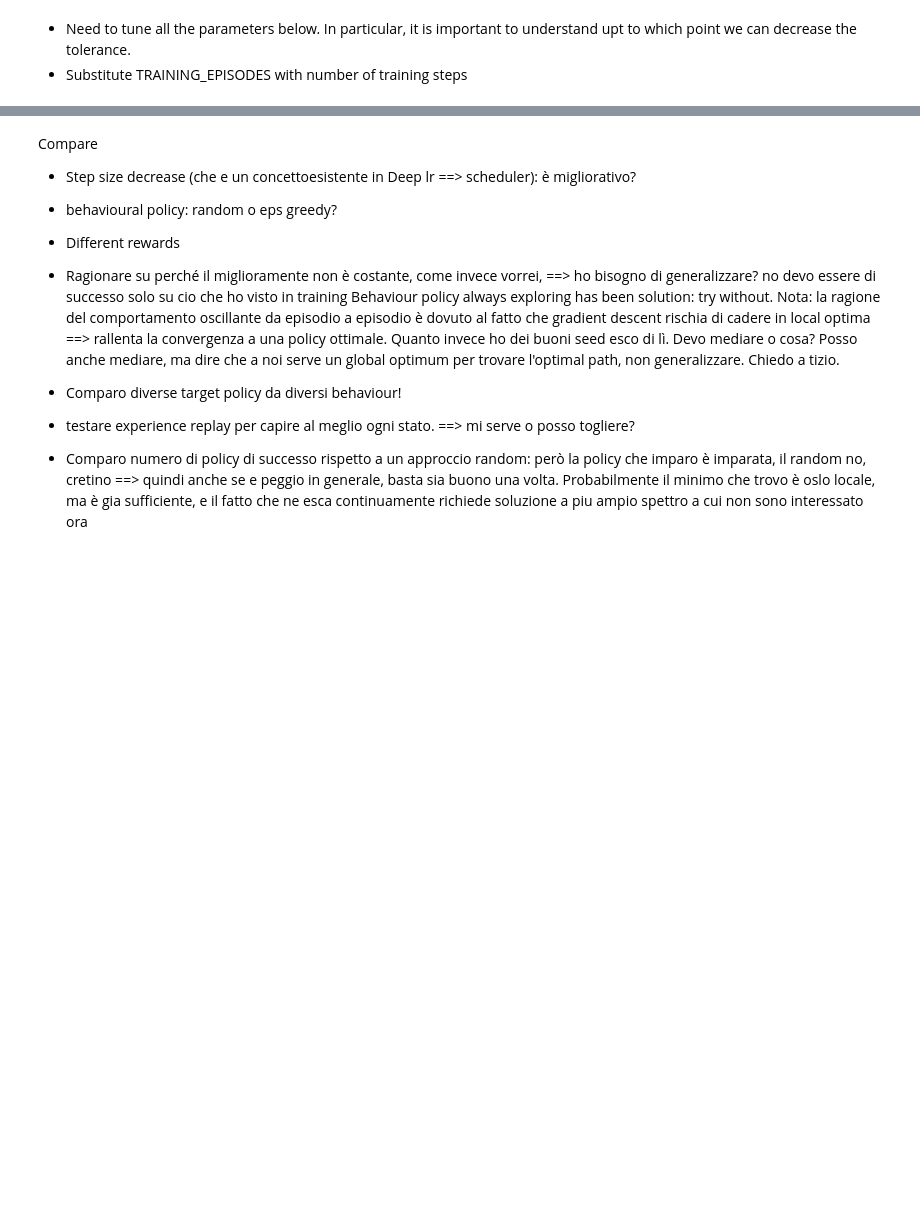
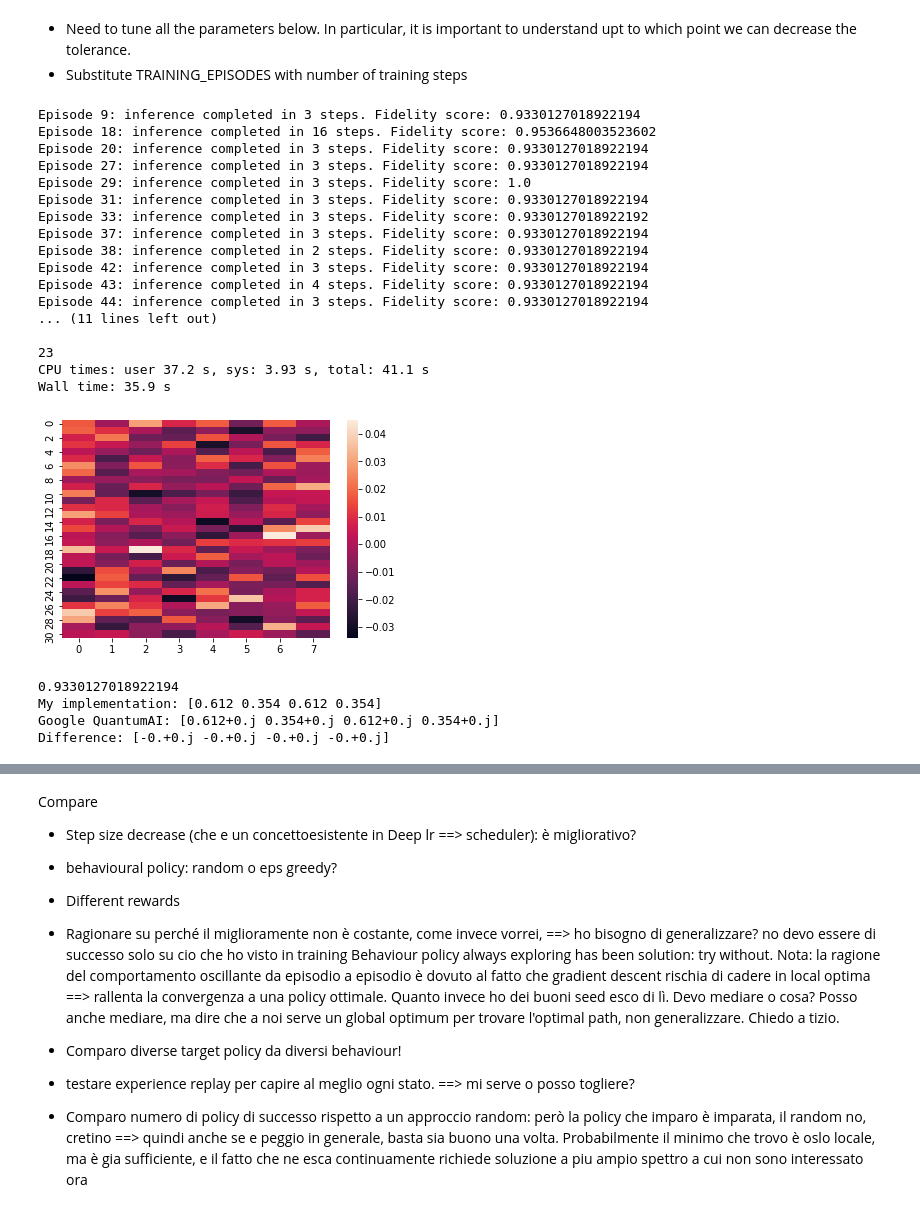
Before and after one commit to francescomontagna/Quantum-Reinforcement-Learning, a Jupyter notebook: QuantumRL.ipynb, the cells around one changed output, grey strips where cells are left out. Cells and saved outputs as stored; diff of their text form; code cells hidden in the pictures; blank space fills up the shorter version.

Commit message:
Added comparison between Google and my implementation results. Works :)

```diff
--- a/QuantumRL.ipynb
+++ b/QuantumRL.ipynb
@@ -577,7 +518,7 @@ class Experiment:
 
     self._env = LinearModel(QuantumState(start_state), QuantumState(target_state), tolerance)
 
-    number_of_actions = len(self._env._mapping)
+    number_of_actions = len(self._env._keys)
     initial_features = self._env.get_obs()
 
     self._agent = LSTDAgent(number_of_actions, len(initial_features), initial_features,
@@ -597,14 +538,14 @@ class Experiment:
     """
     # Run inference on 1 out of inference_ratio training episodes
     inference_gates = []
+    inference_terminal_states = []
     for episode in range(self._number_of_episodes):
       self.run_episode()
-      # if episode % self._inference_ratio == 0:
-      inference_gates.append(self.run_inference(episode))
+      gates, terminal_state = self.run_inference(episode)
+      inference_gates.append(gates)
+      inference_terminal_states.append(terminal_state)
 
-    inference_gates.append(self.run_inference(episode))
-
-    return inference_gates
+    return inference_gates, inference_terminal_states
 
 
   def run_episode(self):
@@ -631,18 +572,15 @@ class Experiment:
     while not terminal and len(gates) <= 1000:
       reward, discount, next_s, terminal = self._env.step(action)
       action = self._agent.inference(reward, discount, next_s)
-      gates.append(action)
+      if not terminal:
+        gates.append(action)
 
     max_gates = 20
-    if len(gates) >= max_gates:
-      # print(f"Couldn't reach target in less than {max_gates} steps. Current fidelity {self._env._current_fidelity}.")
-      return gates
+    if len(gates) < max_gates:
+      self._successes += 1
+      print(f"Episode {episode}: inference completed in {len(gates)} steps. Fidelity score: {self._env._terminal_fidelity}")
 
-    # self._agent._step_size *= .1
-    self._successes += 1
-    print(f"Episode {episode}: inference completed in {len(gates)} steps. Fidelity score: {self._env._terminal_fidelity}")
-
-    return gates
+    return gates, self._env._terminal_state
 
 
   def q_values(self):
@@ -688,0 +657,48 @@ class Experiment:
+# %%
+TOLERANCE = 0.1
+TRAINING_EPISODES = 100
+STEP_SIZE = 0.0001
+NUM_OFFLINE_UPDATES = 0 # Better remove it, I guess, we'll see
+# %%
+%%time
+start = [1, 0, 0, 0]
+target = [0.5, 0.5, 0.5, 0.5]
+experiment = Experiment(start, target, TOLERANCE, TRAINING_EPISODES, STEP_SIZE, NUM_OFFLINE_UPDATES)
+gates_sequences, terminal_states = experiment.run_experiment()
+len_sequences = list(map(lambda x: len(x), gates_sequences))
+print()
+print(experiment._successes)
+sns.heatmap(experiment._agent._W)
+# %% [output]
+Episode 9: inference completed in 3 steps. Fidelity score: 0.9330127018922194
+Episode 18: inference completed in 16 steps. Fidelity score: 0.9536648003523602
+Episode 20: inference completed in 3 steps. Fidelity score: 0.9330127018922194
+Episode 27: inference completed in 3 steps. Fidelity score: 0.9330127018922194
+Episode 29: inference completed in 3 steps. Fidelity score: 1.0
+Episode 31: inference completed in 3 steps. Fidelity score: 0.9330127018922194
+Episode 33: inference completed in 3 steps. Fidelity score: 0.9330127018922192
+Episode 37: inference completed in 3 steps. Fidelity score: 0.9330127018922194
+Episode 38: inference completed in 2 steps. Fidelity score: 0.9330127018922194
+Episode 42: inference completed in 3 steps. Fidelity score: 0.9330127018922194
+Episode 43: inference completed in 4 steps. Fidelity score: 0.9330127018922194
+Episode 44: inference completed in 3 steps. Fidelity score: 0.9330127018922194
+... (11 lines left out)
+
+23
+CPU times: user 37.2 s, sys: 3.93 s, total: 41.1 s
+Wall time: 35.9 s
+[figure, added]
+# %%
+idx = np.argmin(list(map(lambda x: len(x), gates_sequences)))
+circuit_gates = gates_sequences[idx]
+terminal_state = terminal_states[idx]
+target_state = QuantumState(target)
+
+print(target_state.fidelity_score(terminal_state))
+
+compare_circuits(circuit_gates, terminal_state, target_state)
+# %% [output]
+0.9330127018922194
+My implementation: [0.612 0.354 0.612 0.354]
+Google QuantumAI: [0.612+0.j 0.354+0.j 0.612+0.j 0.354+0.j]
+Difference: [-0.+0.j -0.+0.j -0.+0.j -0.+0.j]
```
Also changed, not shown: parts of 28 cells of this notebook.
